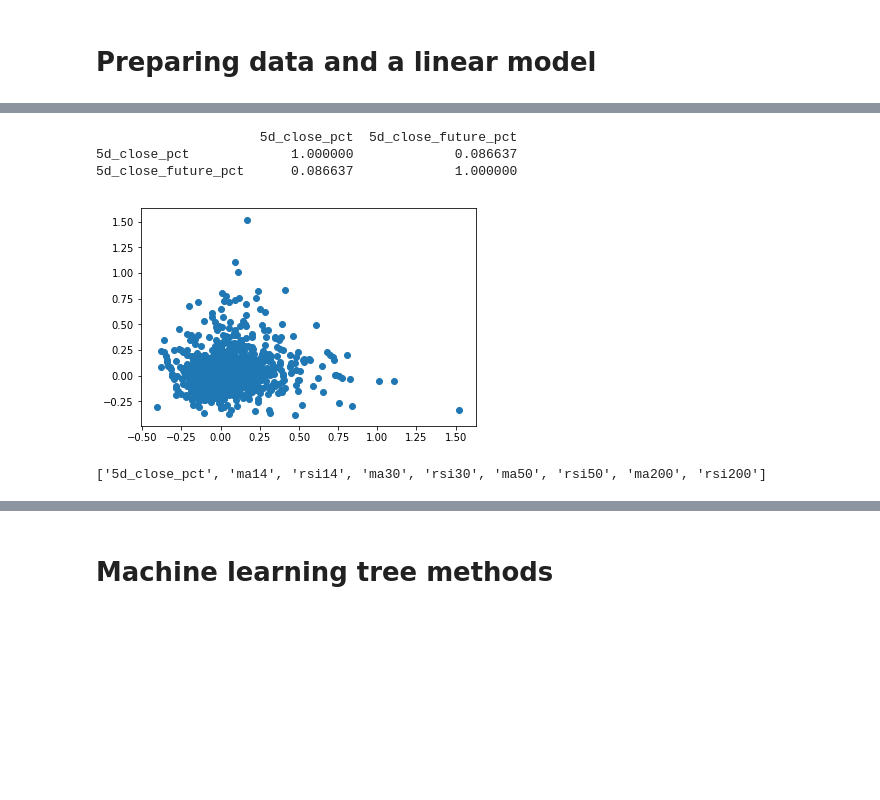
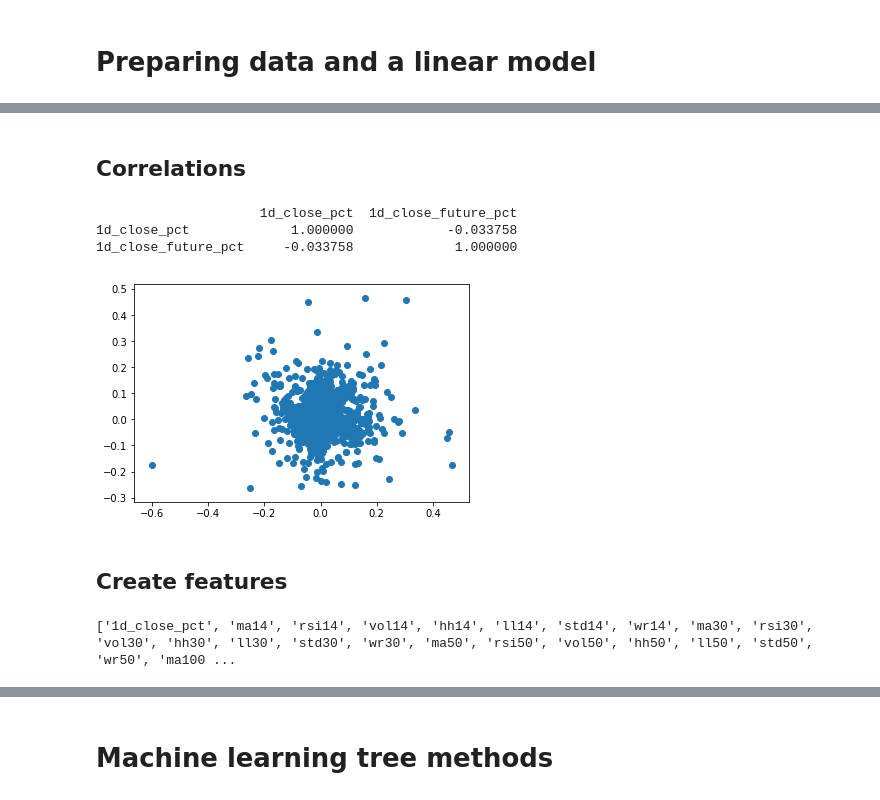
Before and after one commit to dxcv/q-trader, a Jupyter notebook: ml4f.ipynb, the cells around one changed output, grey strips where cells are left out. Drawn from its saved outputs; the diff is of its cells as text; code cells hidden in the pictures; blank space fills up the shorter version.

```diff
--- a/ml4f.ipynb
+++ b/ml4f.ipynb
@@ -45,45 +45,52 @@ date
 2015-08-13   1.88  1.88  1.2600  1.2900  2815.45   4336.94 2015-08-13
 [figure]
 [figure]
+# %% [markdown]
+## Correlations
 # %%
-# Correlations
+# Create 1-day % changes of close for the current day, and 1 day in the future
+ds['1d_future_close'] = ds['close'].shift(-1)
+ds['1d_close_future_pct'] = ds['1d_future_close'].pct_change()
+ds['1d_close_pct'] = ds['close'].pct_change()
 
-# Create 5-day % changes of close for the current day, and 5 days in the future
-ds['5d_future_close'] = ds['close'].shift(-5)
-ds['5d_close_future_pct'] = ds['5d_future_close'].pct_change(5)
-ds['5d_close_pct'] = ds['close'].pct_change(5)
-
-# Calculate the correlation matrix between the 5d close pecentage changes (current and future)
-corr = ds[['5d_close_pct', '5d_close_future_pct']].corr()
+# Calculate the correlation matrix between the 1d close pecentage changes (current and future)
+corr = ds[['1d_close_pct', '1d_close_future_pct']].corr()
 print(corr)
 
-# Scatter the current 5-day percent change vs the future 5-day percent change
-plt.scatter(ds['5d_close_pct'], ds['5d_close_future_pct'])
+# Scatter the current 1-day percent change vs the future 1-day percent change
+plt.scatter(ds['1d_close_pct'], ds['1d_close_future_pct'])
 plt.show()
 # %% [output]
-                     5d_close_pct  5d_close_future_pct
-5d_close_pct             1.000000             0.086637
-5d_close_future_pct      0.086637             1.000000
+                     1d_close_pct  1d_close_future_pct
+1d_close_pct             1.000000            -0.033758
+1d_close_future_pct     -0.033758             1.000000
-[figure, old version]
+[figure, new version]
+# %% [markdown]
+## Create features
 # %%
-# Create moving average and RSI features
-
-feature_names = ['5d_close_pct'] # a list of the feature names for later
+feature_names = ['1d_close_pct'] # a list of the feature names for later
 
 # Create moving averages and rsi for timeperiods of 14, 30, 50, and 200
-for n in [14, 30, 50, 200]:
+for n in [14, 30, 50, 100, 200]:
     # Create the moving average indicator and divide by close
     ds['ma' + str(n)] = talib.SMA(ds['close'].values,
                               timeperiod=n) / ds['close']
     # Create the RSI indicator
     ds['rsi' + str(n)] = talib.RSI(ds['close'].values, timeperiod=n)
 
+
+    ds['vol'+ str(n)] = ds['volume']/ds['volume'].rolling(n).mean()
+    ds['hh'+ str(n)] = ds['high']/ds['high'].rolling(n).max()
+    ds['ll'+ str(n)] = ds['low']/ds['low'].rolling(n).min()
+    ds['std'+ str(n)]= ds['close'].rolling(n).std()/ds['close']
+    ds['wr'+ str(n)] = talib.WILLR(ds['high'].values, ds['low'].values, ds['close'].values, n)
+
     # Add rsi and moving average to the feature name list
-    feature_names = feature_names + ['ma' + str(n), 'rsi' + str(n)]
+    feature_names = feature_names + ['ma'+str(n),'rsi'+str(n),'vol'+str(n),'hh'+ str(n),'ll'+ str(n),'std'+str(n),'wr'+str(n)]
 
 print(feature_names)
 # %% [output]
-['5d_close_pct', 'ma14', 'rsi14', 'ma30', 'rsi30', 'ma50', 'rsi50', 'ma200', 'rsi200']
+['1d_close_pct', 'ma14', 'rsi14', 'vol14', 'hh14', 'll14', 'std14', 'wr14', 'ma30', 'rsi30', 'vol30', 'hh30', 'll30', 'std30', 'wr30', 'ma50', 'rsi50', 'vol50', 'hh50', 'll50', 'std50', 'wr50', 'ma100 ...
 # %%
 # Create features and targets
 # Drop all na values
```
Also changed, not shown: parts of 38 cells of this notebook, 7 other files.
